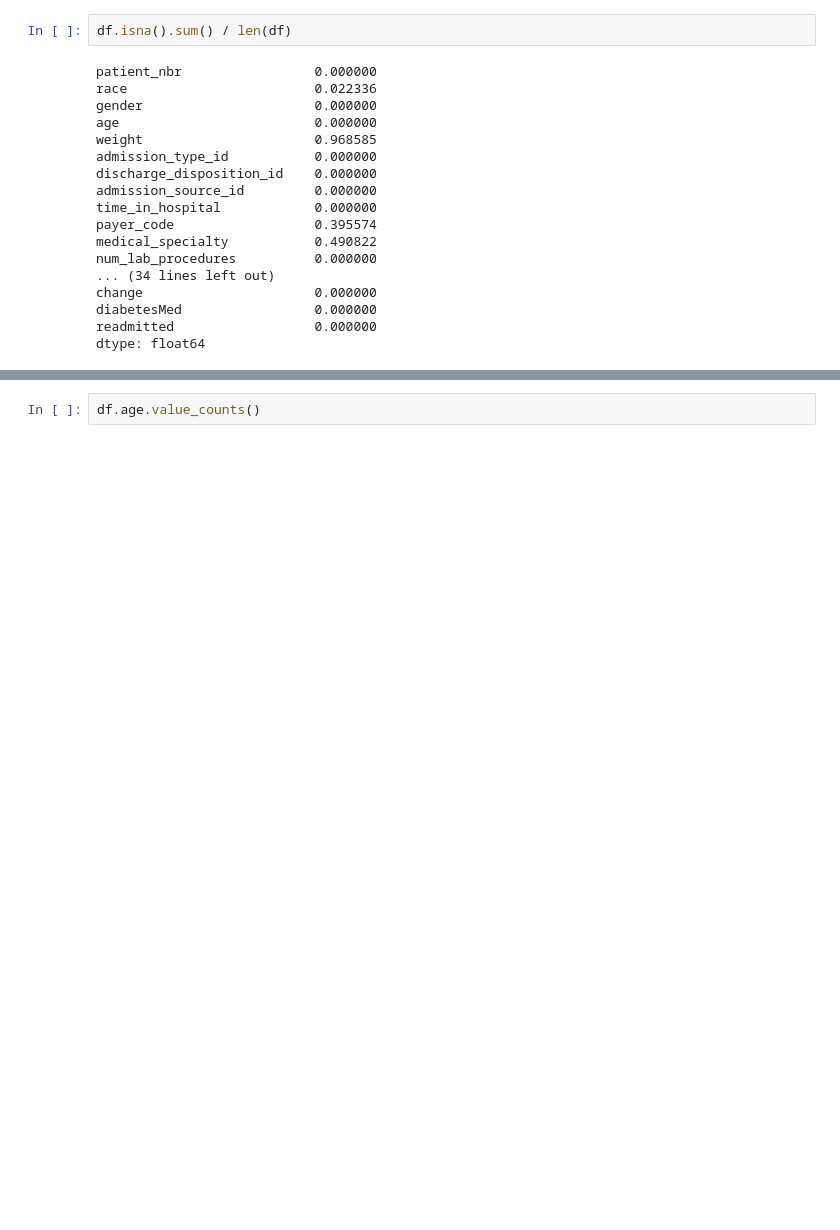
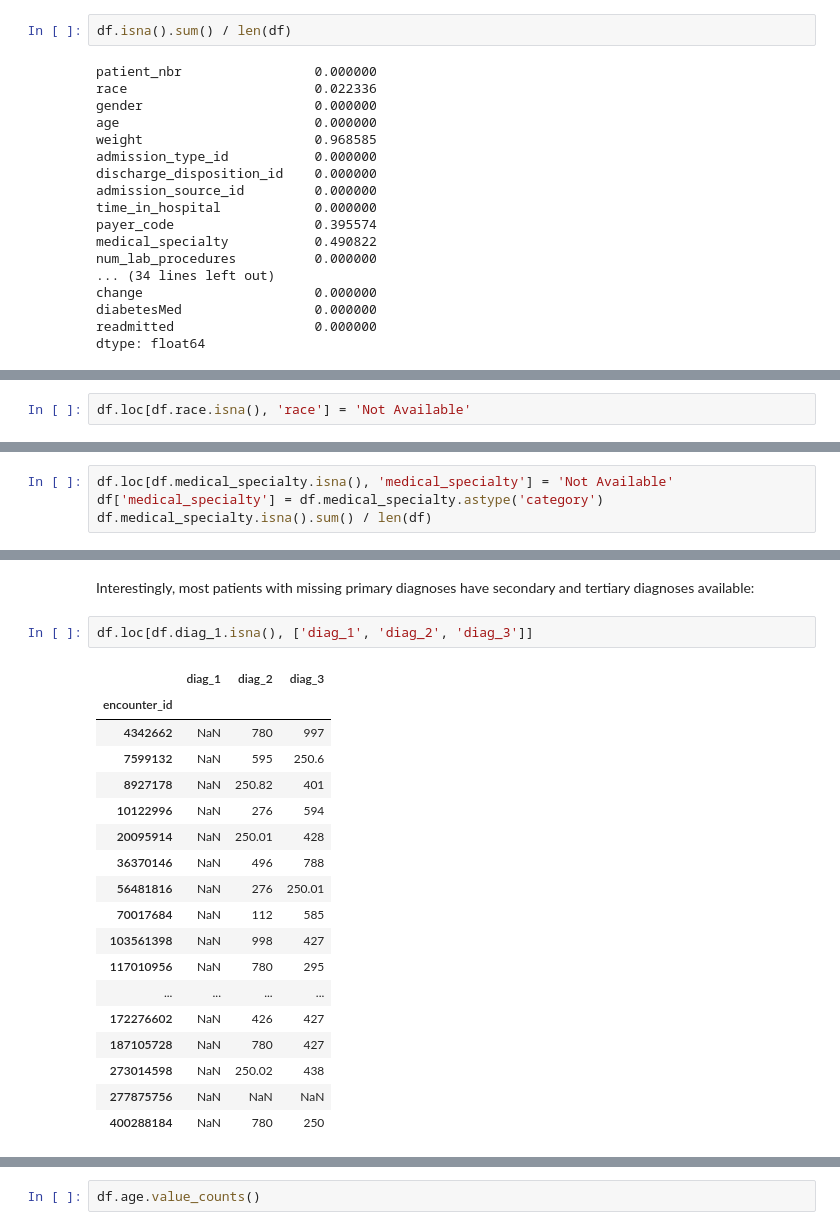
Before and after one commit to uncanny-valley/diabetes-readmission, a Jupyter notebook: notebooks/data_wrangling.ipynb, the cells around one changed output, grey strips where cells are left out. Saved outputs shown, nothing was run; the diff lists cells and outputs as text; blank space fills up the shorter version.

```diff
--- a/notebooks/data_wrangling.ipynb
+++ b/notebooks/data_wrangling.ipynb
@@ -93,0 +165,2 @@ dtype: float64
+# %%
+df.loc[df.race.isna(), 'race'] = 'Not Available'
@@ -93,0 +190,4 @@ dtype: float64
+# %%
+df.loc[df.medical_specialty.isna(), 'medical_specialty'] = 'Not Available'
+df['medical_specialty'] = df.medical_specialty.astype('category')
+df.medical_specialty.isna().sum() / len(df)
@@ -93,0 +206,23 @@ dtype: float64
+# %% [markdown]
+Interestingly, most patients with missing primary diagnoses have secondary and tertiary diagnoses available:
+# %%
+df.loc[df.diag_1.isna(), ['diag_1', 'diag_2', 'diag_3']]
+# %% [output]
+|  | diag_1 | diag_2 | diag_3 |
+| encounter_id |  |  |  |
+| 4342662 | NaN | 780 | 997 |
+| 7599132 | NaN | 595 | 250.6 |
+| 8927178 | NaN | 250.82 | 401 |
+| 10122996 | NaN | 276 | 594 |
+| 20095914 | NaN | 250.01 | 428 |
+| 36370146 | NaN | 496 | 788 |
+| 56481816 | NaN | 276 | 250.01 |
+| 70017684 | NaN | 112 | 585 |
+| 103561398 | NaN | 998 | 427 |
+| 117010956 | NaN | 780 | 295 |
+| ... | ... | ... | ... |
+| 172276602 | NaN | 426 | 427 |
+| 187105728 | NaN | 780 | 427 |
+| 273014598 | NaN | 250.02 | 438 |
+| 277875756 | NaN | NaN | NaN |
+| 400288184 | NaN | 780 | 250 |
```
Also changed, not shown: parts of 63 cells of this notebook, 2 other files.
